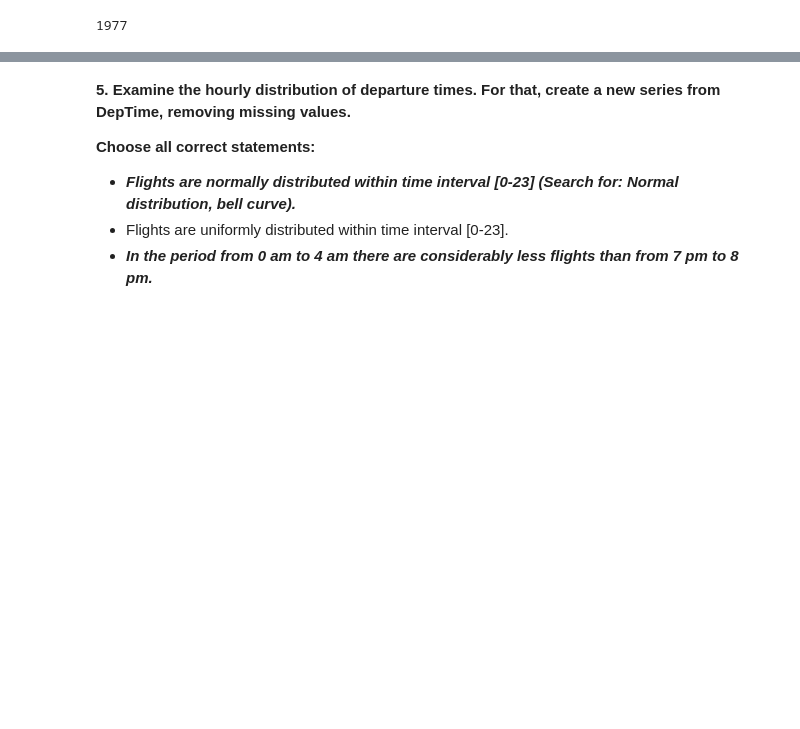
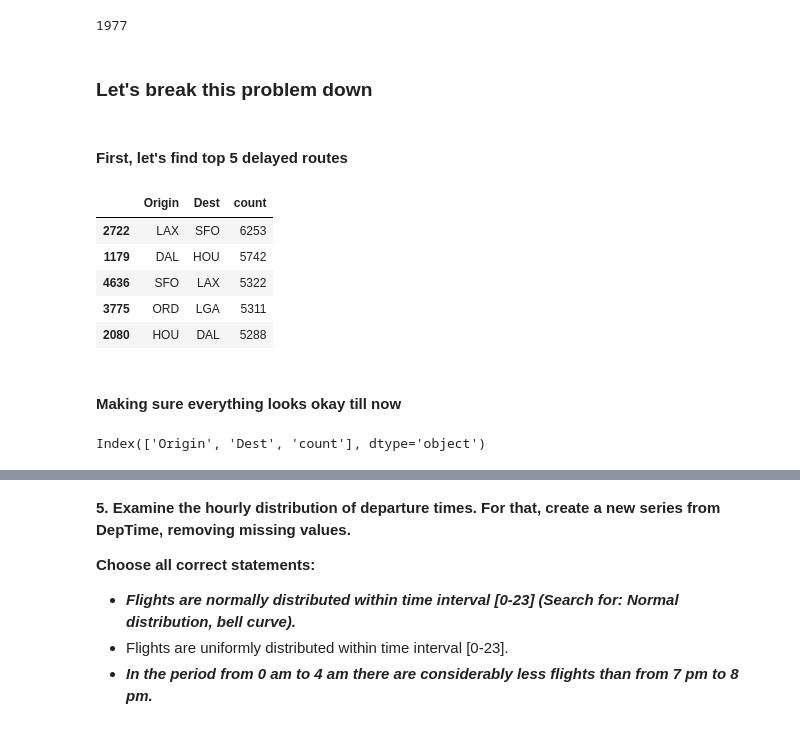
Before and after one commit to JacksonIsaac/colab_notebooks, a Jupyter notebook: [mlcourse_ai]assignment2_USA_flights.ipynb, the cells around one changed output, grey strips where cells are left out. Cells and saved outputs as stored; diff of their text form; code cells hidden in the pictures; blank space fills up the shorter version.

```diff
--- a/[mlcourse_ai]assignment2_USA_flights.ipynb
+++ b/[mlcourse_ai]assignment2_USA_flights.ipynb
@@ -414,3 +416,7 @@ flight_delay_top_5 = flight_delay_df.sort_values(by='count', ascending=False).il
 flight_delay_top_5['count'].sum()
 # %% [output]
 1977
+# %% [markdown]
+### Let's break this problem down
+# %% [markdown]
+#### First, let's find top 5 delayed routes
@@ -416,0 +429,15 @@ flight_delay_top_5['count'].sum()
+# %%
+delayed_routes_top5
+# %% [output]
+|  | Origin | Dest | count |
+| 2722 | LAX | SFO | 6253 |
+| 1179 | DAL | HOU | 5742 |
+| 4636 | SFO | LAX | 5322 |
+| 3775 | ORD | LGA | 5311 |
+| 2080 | HOU | DAL | 5288 |
+# %% [markdown]
+#### Making sure everything looks okay till now
+# %%
+delayed_routes_top5.columns
+# %% [output]
+Index(['Origin', 'Dest', 'count'], dtype='object')
```
Also changed, not shown: parts of 18 cells of this notebook.
